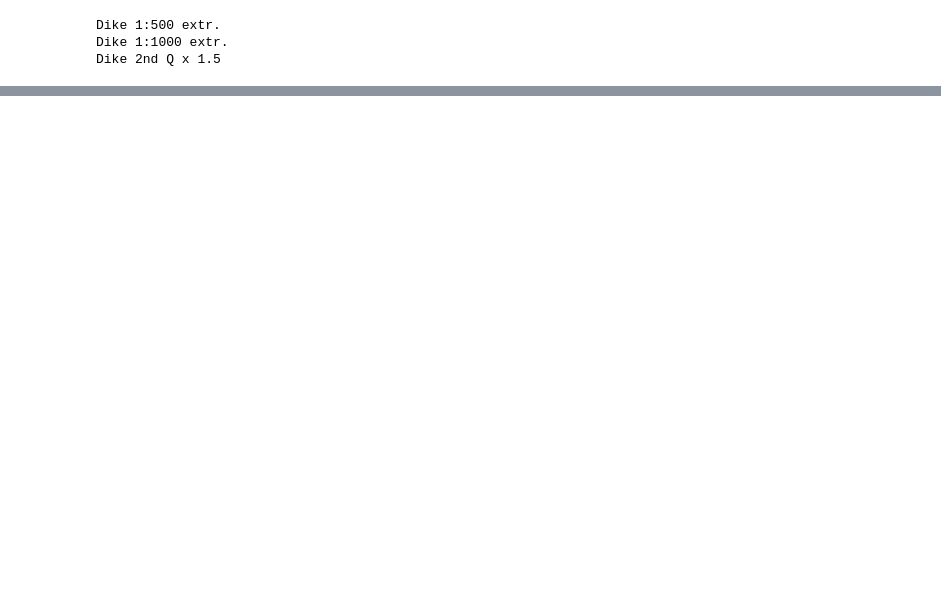
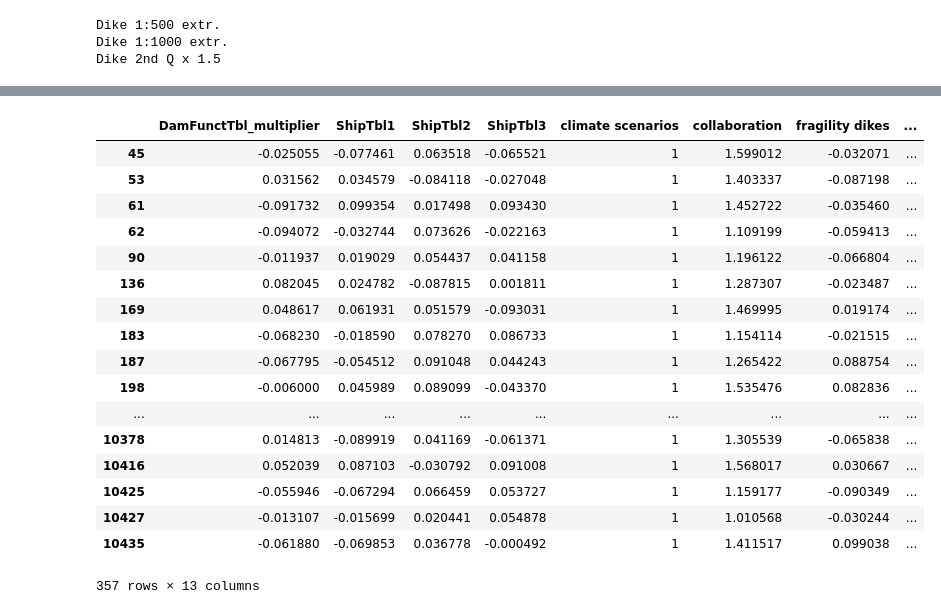
Before and after one commit to TRomijn/MBDM-project, a Jupyter notebook: Poster Assignment/3. Tim - Finding most robust policies.ipynb, the cells around one changed output, grey strips where cells are left out. Saved outputs shown, nothing was run; the diff lists cells and outputs as text; code cells hidden in the pictures; blank space fills up the shorter version.

```diff
--- a/Poster Assignment/3. Tim - Finding most robust policies.ipynb
+++ b/Poster Assignment/3. Tim - Finding most robust policies.ipynb
@@ -150,0 +144,21 @@ array([ 1,  3,  4,  6,  7,  8, 10, 11, 13, 14, 16, 17, 20, 21, 23, 24, 26,
+# %%
+df[df['climate scenarios'] == 1]
+# %% [output]
+|  | DamFunctTbl_multiplier | ShipTbl1 | ShipTbl2 | ShipTbl3 | climate scenarios | collaboration | fragility dikes | ... |
+| 45 | -0.025055 | -0.077461 | 0.063518 | -0.065521 | 1 | 1.599012 | -0.032071 | ... |
+| 53 | 0.031562 | 0.034579 | -0.084118 | -0.027048 | 1 | 1.403337 | -0.087198 | ... |
+| 61 | -0.091732 | 0.099354 | 0.017498 | 0.093430 | 1 | 1.452722 | -0.035460 | ... |
+| 62 | -0.094072 | -0.032744 | 0.073626 | -0.022163 | 1 | 1.109199 | -0.059413 | ... |
+| 90 | -0.011937 | 0.019029 | 0.054437 | 0.041158 | 1 | 1.196122 | -0.066804 | ... |
+| 136 | 0.082045 | 0.024782 | -0.087815 | 0.001811 | 1 | 1.287307 | -0.023487 | ... |
+| 169 | 0.048617 | 0.061931 | 0.051579 | -0.093031 | 1 | 1.469995 | 0.019174 | ... |
+| 183 | -0.068230 | -0.018590 | 0.078270 | 0.086733 | 1 | 1.154114 | -0.021515 | ... |
+| 187 | -0.067795 | -0.054512 | 0.091048 | 0.044243 | 1 | 1.265422 | 0.088754 | ... |
+| 198 | -0.006000 | 0.045989 | 0.089099 | -0.043370 | 1 | 1.535476 | 0.082836 | ... |
+| ... | ... | ... | ... | ... | ... | ... | ... | ... |
+| 10378 | 0.014813 | -0.089919 | 0.041169 | -0.061371 | 1 | 1.305539 | -0.065838 | ... |
+| 10416 | 0.052039 | 0.087103 | -0.030792 | 0.091008 | 1 | 1.568017 | 0.030667 | ... |
+| 10425 | -0.055946 | -0.067294 | 0.066459 | 0.053727 | 1 | 1.159177 | -0.090349 | ... |
+| 10427 | -0.013107 | -0.015699 | 0.020441 | 0.054878 | 1 | 1.010568 | -0.030244 | ... |
+| 10435 | -0.061880 | -0.069853 | 0.036778 | -0.000492 | 1 | 1.411517 | 0.099038 | ... |
+357 rows × 13 columns
```
Also changed, not shown: parts of 24 cells of this notebook, 5 other files.
